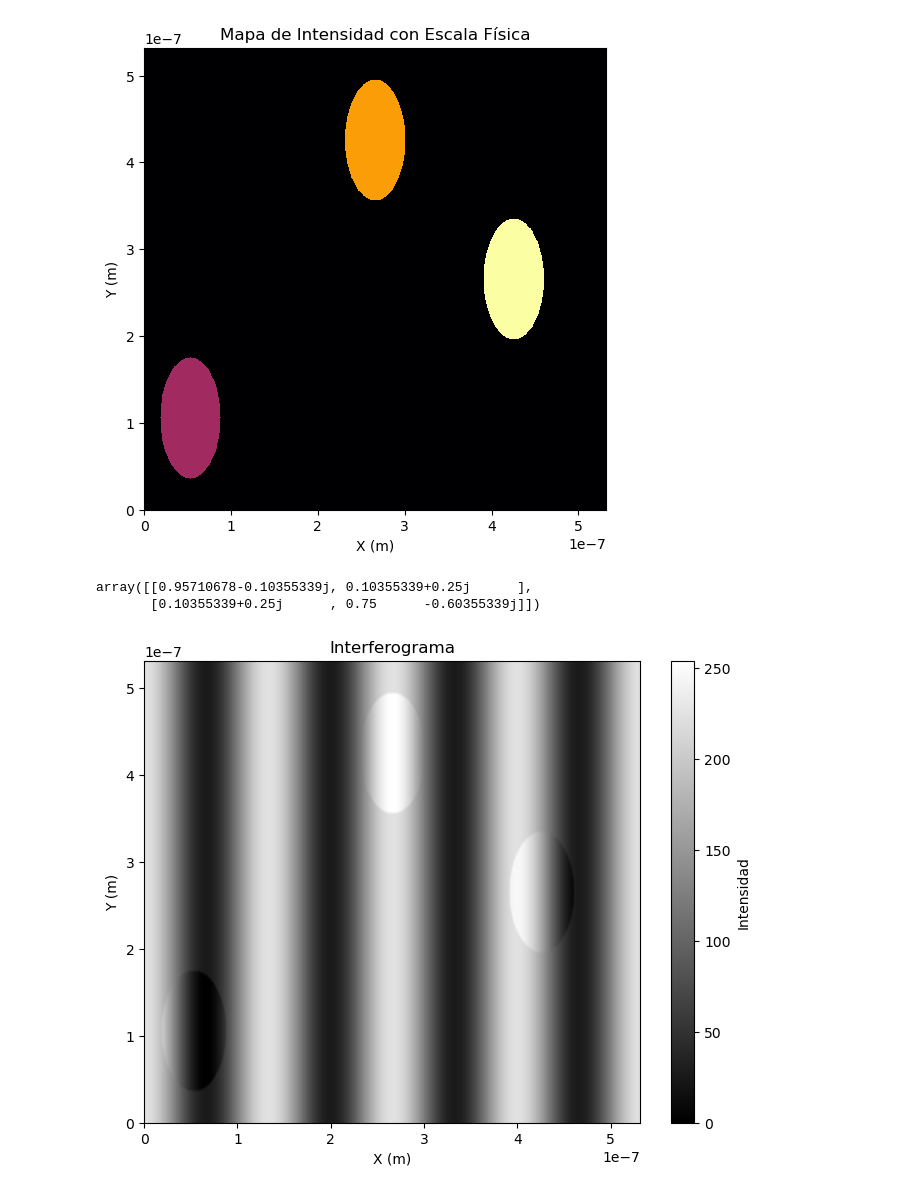
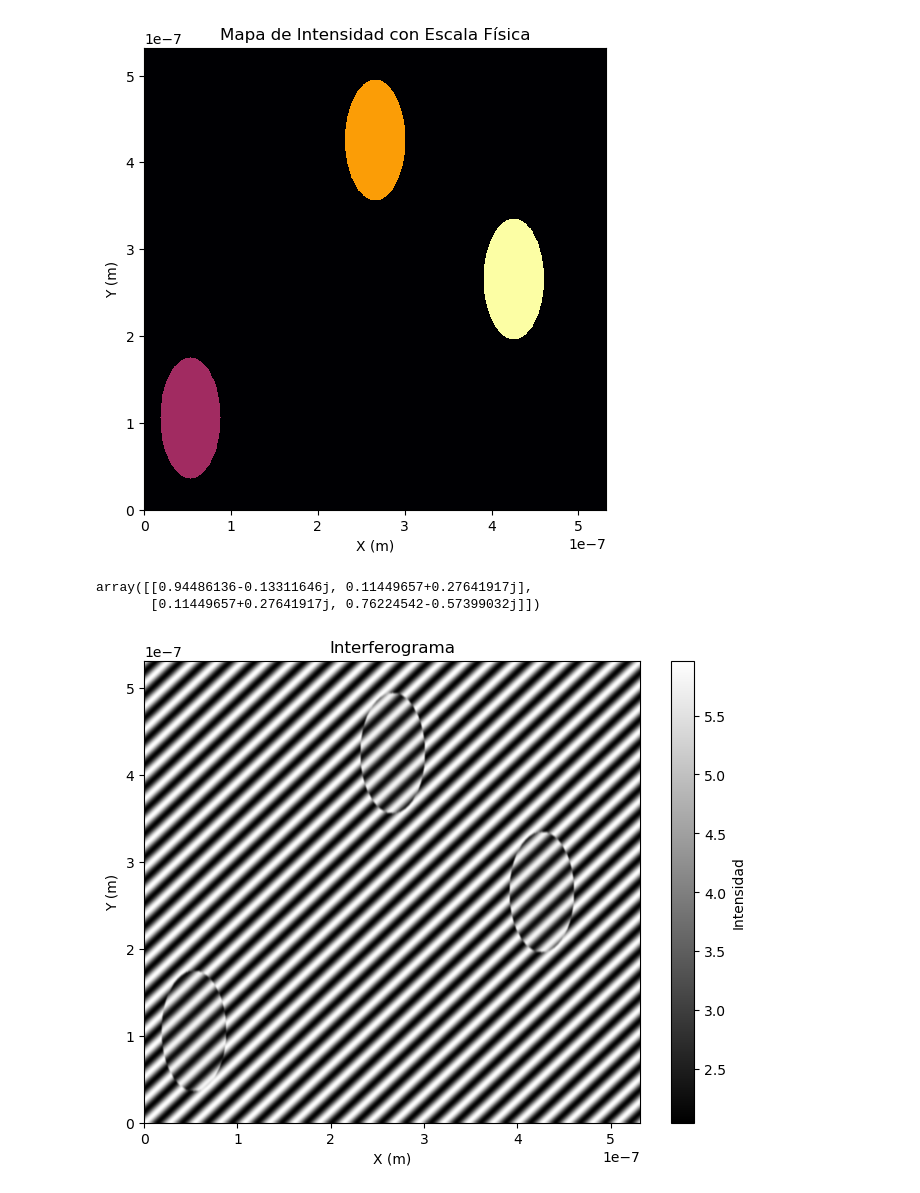
Before and after one commit to Aguiario/Polarimetric_Interferomerty, a Jupyter notebook: pixels.ipynb, the cells around one changed output. Saved outputs shown, nothing was run; the diff lists cells and outputs as text; code cells hidden in the pictures.

```diff
--- a/pixels.ipynb
+++ b/pixels.ipynb
@@ -44,9 +44,9 @@ intensity_values = [100, 180, 230]  # Valores entre 0 y 255
 
 # Definir matrices específicas para cada glóbulo rojo en sample
 globulo_matrices = [
-    pi.jones_matrix(delta_chi, np.pi/3),        # Glóbulo 1
-    pi.jones_matrix(delta_chi, np.pi/4),  # Glóbulo 2
-    pi.jones_matrix(delta_chi, np.pi/8)   # Glóbulo 3
+    pi.jones_matrix(delta_chi, 0),        # Glóbulo 1
+    pi.jones_matrix(delta_chi, np.pi/5),  # Glóbulo 2
+    pi.jones_matrix(delta_chi, np.pi/7)   # Glóbulo 3
 ]
 
 # Generar los glóbulos rojos con intensidades y matrices definidas
@@ -88,8 +88,8 @@ matching_pixels = np.argwhere(matches)
 # Mostrar los píxeles encontrados
 sample[matching_pixels[0,0], matching_pixels[0,1]]
 # %% [output]
-array([[0.95710678-0.10355339j, 0.10355339+0.25j      ],
-       [0.10355339+0.25j      , 0.75      -0.60355339j]])
+array([[0.94486136-0.13311646j, 0.11449657+0.27641917j],
+       [0.11449657+0.27641917j, 0.76224542-0.57399032j]])
 # %%
 def create_vector_matrix(E, y_size, x_size):
     E_map = np.empty((y_size, x_size), dtype=object)
@@ -101,7 +101,7 @@ def create_vector_matrix(E, y_size, x_size):
     return E_map
 # %%
 
-E_is = create_vector_matrix(np.array([[1], [-1j]]), y_size, x_size)
+E_is = create_vector_matrix(np.array([[1], [1j]]), y_size, x_size)
 
 # Crear Es con la misma forma que Eis
 E_s = np.empty_like(E_is, dtype=object)
@@ -111,7 +111,7 @@ for i in range(sample.shape[0]):
     for j in range(sample.shape[1]):
         E_s[i, j] = sample[i, j] @ E_is[i, j]
 # %%
-E_r = create_vector_matrix(np.array([[1], [0]]), y_size, x_size)
+E_r = create_vector_matrix(np.array([[1], [-1j]]), y_size, x_size)
 
 k = 2 * np.pi / lambda_  # Número de onda
 mu = 0  # Desplazamiento de fase global
@@ -121,36 +121,36 @@ E_r = np.stack([[elem.flatten() for elem in row] for row in E_r])
 E_s = np.stack([[elem.flatten() for elem in row] for row in E_s])
 
 # Ahora E_r y E_s tienen la forma correcta y se pueden operar normalmente
 
 # Cálculo de Omega y Psi en cada píxel
 Omega = np.sum(np.abs(E_r) ** 2, axis=-1) + np.sum(np.abs(E_s) ** 2, axis=-1)
 Psi = np.abs(np.einsum('ijk,ijk->ij', E_r, E_s))
 
 # Cálculo de la fase relativa (vartheta) en cada píxel
 numerator = -np.abs(E_r[:, :, 1]) * np.abs(E_s[:, :, 1]) * np.sin(np.angle(E_r[:, :, 1]) - np.angle(E_s[:, :, 1]))
 denominator = np.abs(E_r[:, :, 0]) * np.abs(E_s[:, :, 0]) + np.abs(E_r[:, :, 1]) * np.abs(E_s[:, :, 1]) * np.cos(np.angle(E_r[:, :, 1]) - np.angle(E_s[:, :, 1]))
 vartheta = np.arctan2(numerator, denominator)
 
 # Modulación de fase para cada píxel considerando X y Y en metros
-#zeta = 2 * (k * (X_meters + Y_meters) - vartheta)
-n_f = 4
-zeta = n_f * (k * (X_meters) - vartheta)
+#zeta = 2 * (k * (X_meters) - vartheta)
+n_f = 20
+zeta = n_f * (k * (X_meters + Y_meters) - vartheta)
 I = Omega + Psi * np.cos(mu + zeta)
 
 # Normalizar la intensidad a escala de 0 a 255
-I_norm = ((I - I.min()) / (I.max() - I.min()) * 255).astype(np.uint8)
+#I_norm = ((I - I.min()) / (I.max() - I.min()) * 255).astype(np.uint8)
 
 # Aplicar desenfoque gaussiano para suavizar las franjas
-I_blurred = cv2.GaussianBlur(I_norm, (5, 5), 0)
+I_blurred = cv2.GaussianBlur(I, (5, 5), 0)
 
 # Graficar el interferograma
 plt.figure(figsize=(8, 6))
 extent = [X_meters.min(), X_meters.max(), Y_meters.min(), Y_meters.max()]
 plt.imshow(I_blurred, cmap='gray', aspect='auto', extent=extent)
 plt.xlabel("X (m)")
 plt.ylabel("Y (m)")
 plt.title("Interferograma")
 plt.colorbar(label="Intensidad")
 plt.show()
 # %% [output]
-[figure, old version]
+[figure, new version]
```
